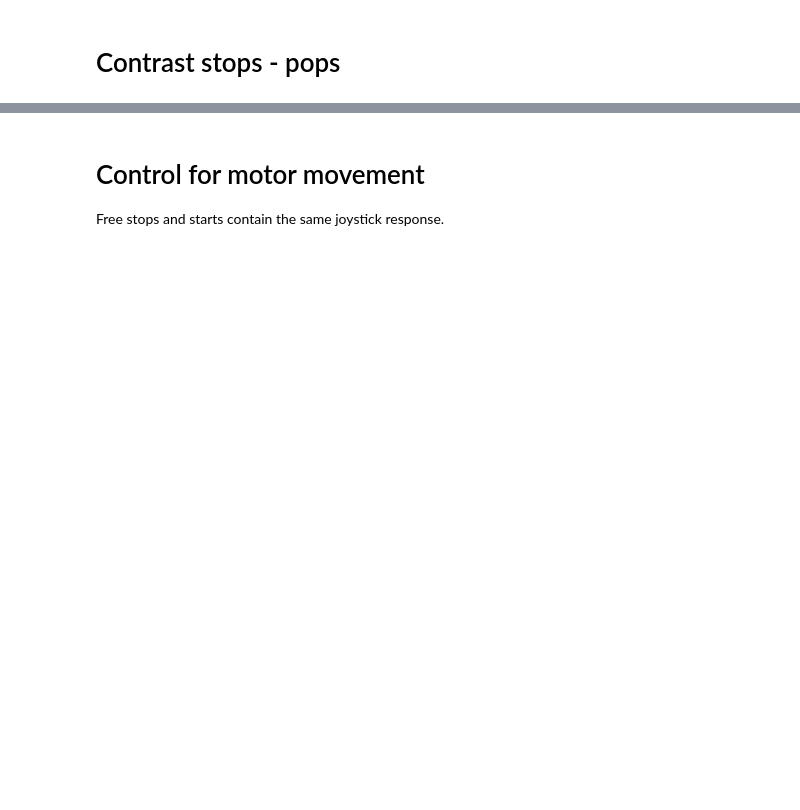
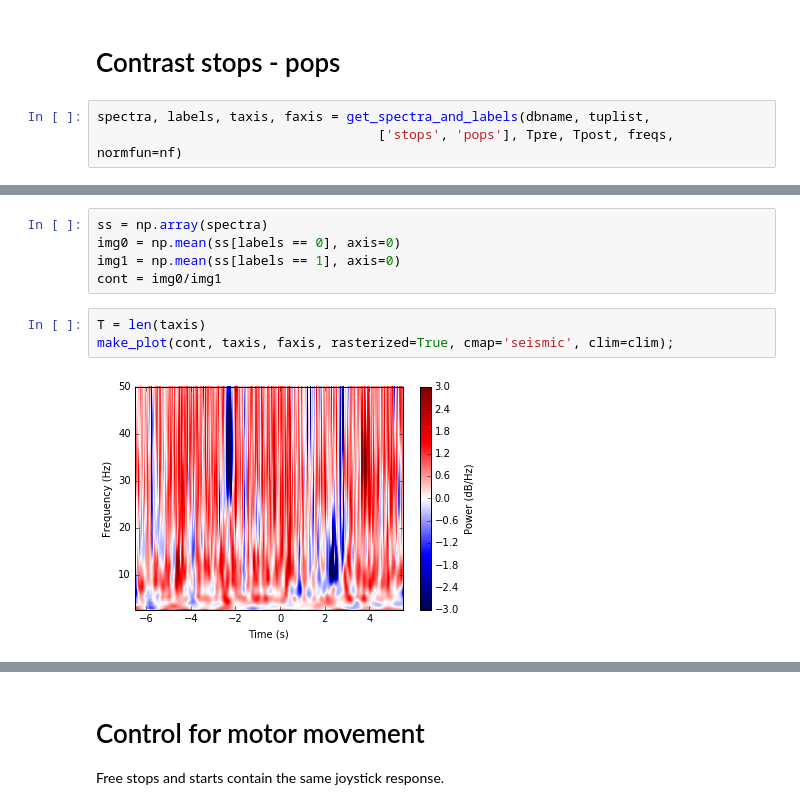
Before and after one commit to jmxpearson/bart_analysis, a Jupyter notebook: time_frequency_grand_mean.ipynb, the cells around one changed output, grey strips where cells are left out. Saved outputs shown, nothing was run; the diff lists cells and outputs as text; blank space fills up the shorter version.

```diff
--- a/time_frequency_grand_mean.ipynb
+++ b/time_frequency_grand_mean.ipynb
@@ -130,2 +37,5 @@ clim = (-3, 3)
 # %% [markdown]
 # Contrast stops - pops
+# %%
+spectra, labels, taxis, faxis = get_spectra_and_labels(dbname, tuplist,
+                                    ['stops', 'pops'], Tpre, Tpost, freqs, normfun=nf)
@@ -132,2 +60,12 @@ clim = (-3, 3)
+# %%
+ss = np.array(spectra)
+img0 = np.mean(ss[labels == 0], axis=0)
+img1 = np.mean(ss[labels == 1], axis=0)
+cont = img0/img1
+# %%
+T = len(taxis)
+make_plot(cont, taxis, faxis, rasterized=True, cmap='seismic', clim=clim);
+# %% [output]
+[figure, added]
 # %%
 %%time
```
Also changed, not shown: parts of 11 cells of this notebook.
